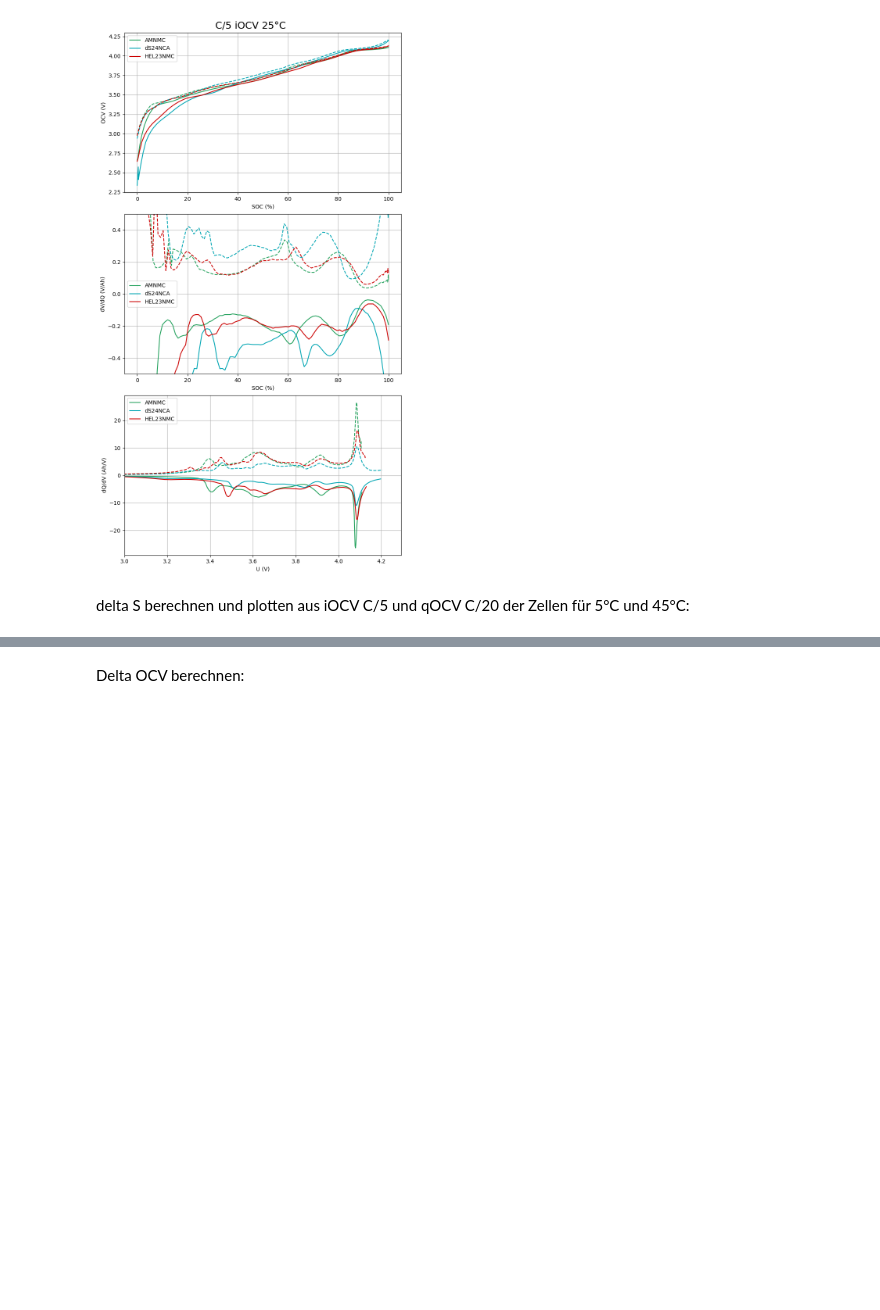
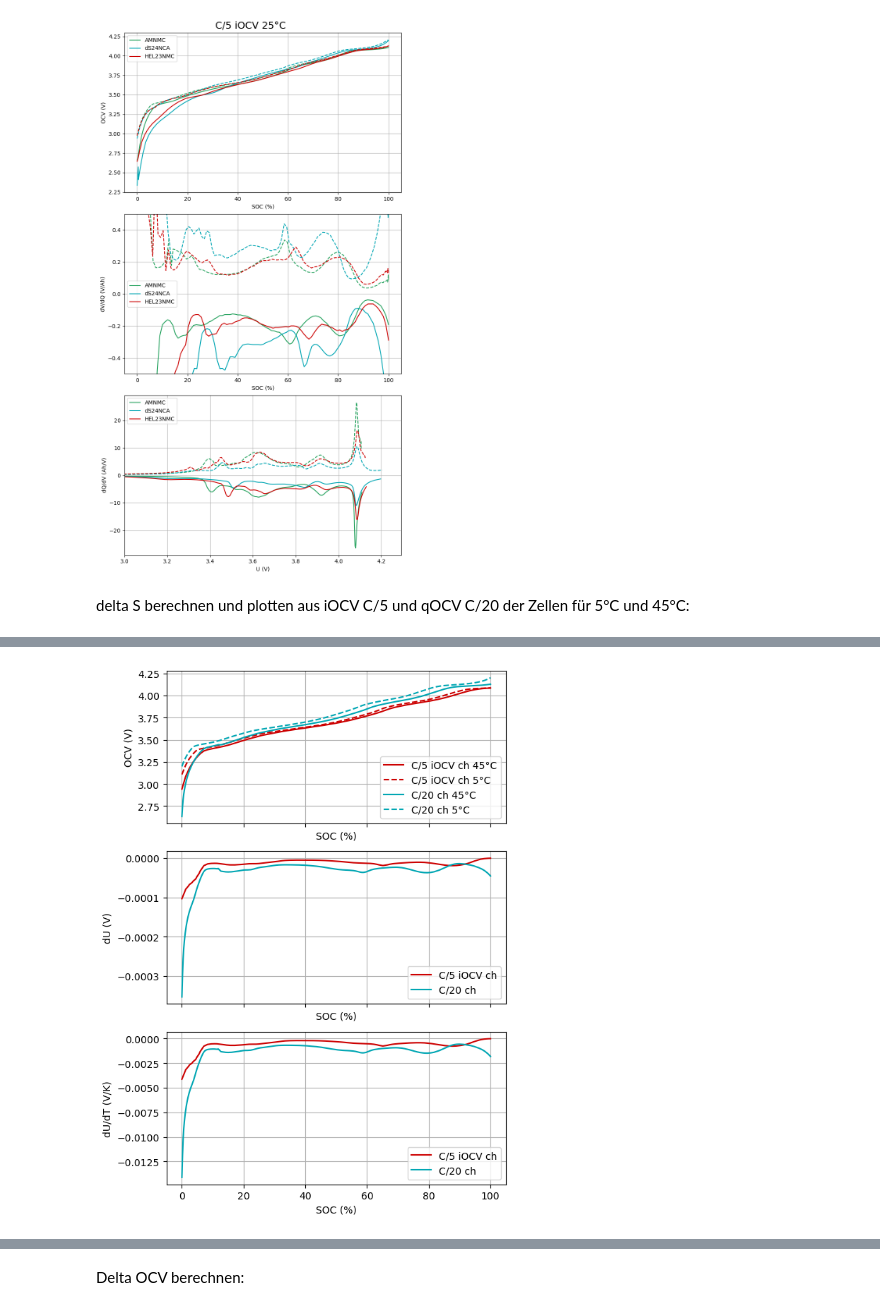
Before and after one commit to dieterduese/Projekt_Entropie, a Jupyter notebook: OCV_plotten.ipynb, the cells around one changed output, grey strips where cells are left out. Saved outputs shown, nothing was run; the diff lists cells and outputs as text; code cells hidden in the pictures; blank space fills up the shorter version.

Commit message:
delta S

```diff
--- a/OCV_plotten.ipynb
+++ b/OCV_plotten.ipynb
@@ -410,0 +353,98 @@ for z in data.keys():
+# %%
+colors = ['#cc0000','#00a6b3','#22a15c','#ff8000', '#808080']
+grad = {"5°C":5, "45°C":45}
+
+dS={"C/5 iOCV":{},"C/20":{}}
+OCV_dS={"C/5 iOCV":{},"C/20":{}}
+for c in dS.keys():
+
+    for cell, directions in data.items():
+        dS[c][cell] = {}
+        OCV_dS[c][cell] = {}
+
+        for direction, temps in directions.items():
+            direction="ch"
+            grad_str=list(grad.keys())
+            #cv phasen nach entladung beim charge am anfang abziehen
+            if direction=="ch":
+                temp1=np.where(directions[direction][grad_str[1]][c]['mean'][:,4]>=data[cell]["dis"][grad_str[1]][c]["mean"][-1,4])
+                temp2=np.where(directions[direction][grad_str[0]][c]['mean'][:,4]>=data[cell]["dis"][grad_str[0]][c]["mean"][-1,4])
+                g1=temp1[0][0]
+                g2=temp2[0][0]
+            else:
+                g1=0
+                g2=0
+            capa1 = directions[direction][grad_str[1]][c]['mean'][g1:,4].copy() # Kapazitätswerte von Array 1
+            volt1 = directions[direction][grad_str[1]][c]['mean'][g1:,2].copy()  # Spannungen von Array 1
+            capa2 = directions[direction][grad_str[0]][c]['mean'][g2:,4].copy() # Kapazitätswerte von Array 2
+            volt2 = directions[direction][grad_str[0]][c]['mean'][g2:,2].copy() # Spannungen von Array 2
+
+            capa1-=capa1[0]
+            capa2-=capa2[0]
+            common_capa = np.linspace(max(min(capa1), min(capa2)),
+                                            min(max(capa1), max(capa2)), 1000)
+
+            f1=interp1d(capa1,volt1,kind='linear')
+            f2=interp1d(capa2,volt2,kind='linear')
+            interp_volt1=f1(common_capa)
+            interp_volt2=f2(common_capa)
+
+            # 3. Delta OCV berechnen
+            delta_S = (interp_volt1 - interp_volt2)/(grad[grad_str[1]]-grad[grad_str[0]])
+            dS[c][cell][direction]=np.array([common_capa-min(common_capa),delta_S]).T
+            OCV_dS[c][cell][direction]={}
+            OCV_dS[c][cell][direction][grad_str[1]]=np.array([common_capa-min(common_capa),interp_volt1]).T
+            OCV_dS[c][cell][direction][grad_str[0]]=np.array([common_capa-min(common_capa),interp_volt2]).T
+
+
+
+t_c = list(dS.keys())
+for cell in dS[t_c[1]].keys():
+    fig, axs = plt.subplots(3, 1, figsize=(6, 8), sharex=True)  # 3 Zeilen, 1 Spalte
+    co=0
+    for c in dS.keys():
+        for d in dS[c][cell].keys():
+            # Erster Plot: OCV
+            axs[0].plot(
+                OCV_dS[c][cell][d][grad_str[1]][:, 0] / OCV_dS[c][cell][d][grad_str[1]][-1, 0] * 100,
+                OCV_dS[c][cell][d][grad_str[1]][:, 1],
+                label=c+" "+d+" "+grad_str[1], color=colors[co]
+            )
+            axs[0].plot(
+                OCV_dS[c][cell][d][grad_str[0]][:, 0] / OCV_dS[c][cell][d][grad_str[0]][-1, 0] * 100,
+                OCV_dS[c][cell][d][grad_str[0]][:, 1],
+                label=c+" "+d+" "+grad_str[0],color=colors[co], linestyle="--"
+            )
+
+            # Zweiter Plot: dU
+            axs[1].plot(
+                dS[c][cell][d][:, 0] / dS[c][cell][d][-1, 0] * 100,
+                dS[c][cell][d][:, 1] / (grad[grad_str[1]] - grad[grad_str[0]]),
+                label=c+" "+d, color=colors[co]
+            )
+
+            # Dritter Plot: dS
+            axs[2].plot(
+                dS[c][cell][d][:, 0] / dS[c][cell][d][-1, 0] * 100,
+                dS[c][cell][d][:, 1],
+                label=c+" "+d, color=colors[co]
+            )
+        co+=1
+    # Subplot-Titel und Achsenbeschriftungen
+    axs[0].set_ylabel('OCV (V)')
+    axs[0].set_xlabel('SOC (%)')
+    axs[0].grid()
+    axs[0].legend()
+    axs[1].set_ylabel('dU (V)')
+    axs[1].set_xlabel('SOC (%)')
+    axs[1].grid()
+    axs[1].legend()
+    axs[2].set_ylabel('dU/dT (V/K)')
+    axs[2].set_xlabel('SOC (%)')
+    axs[2].grid()
+    axs[2].legend()
+
+    plt.tight_layout()
+    plt.show()
+# %% [output]
+[figure, added]
```
Also changed, not shown: parts of 4 cells of this notebook, 1 other file.
